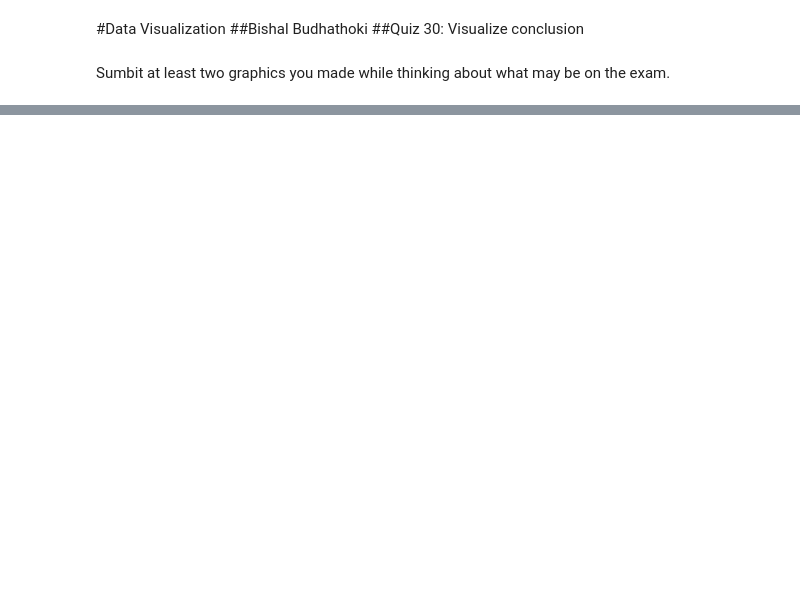
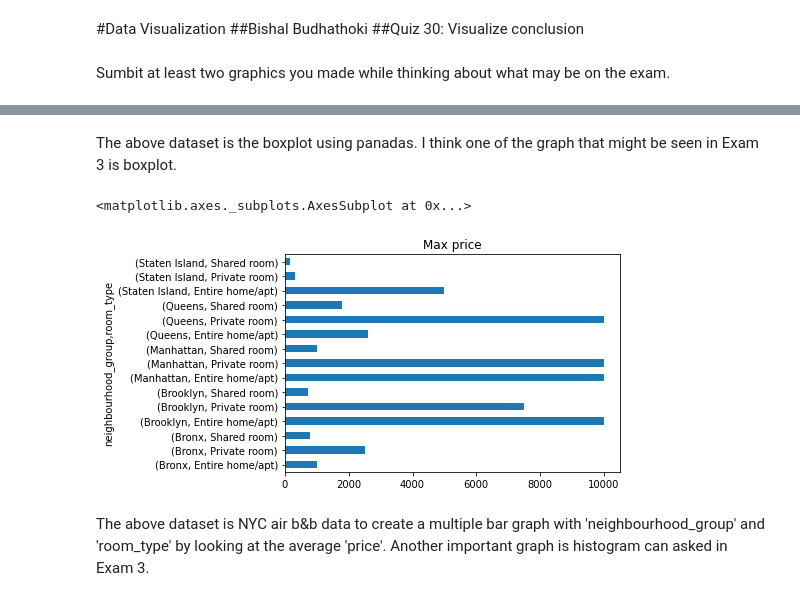
Before and after one commit to bbishal12/Quiz0, a Jupyter notebook: Quiz_30_Visualize_conclusion.ipynb, the cells around one changed output, grey strips where cells are left out. Cells and saved outputs as stored; diff of their text form; code cells hidden in the pictures; blank space fills up the shorter version.

```diff
--- a/Quiz_30_Visualize_conclusion.ipynb
+++ b/Quiz_30_Visualize_conclusion.ipynb
@@ -23,0 +17,16 @@ df.head()
+# %% [markdown]
+The above dataset is the boxplot using panadas. I think one of the graph that might be seen in Exam 3 is boxplot.
+# %%
+import matplotlib
+import pandas as pd
+
+df = pd.read_csv('https://raw.githubusercontent.com/nurfnick/Data_Viz/main/AB_NYC_2019.csv')
+
+df.groupby(['neighbourhood_group','room_type']).price.agg('max').plot(kind = 'barh',
+                                                 title = 'Max price',
+                                                 ylabel= 'Price in dollar')
+# %% [output]
+<matplotlib.axes._subplots.AxesSubplot at 0x...>
+[figure, added]
+# %% [markdown]
+The above dataset is NYC air b&b data to create a multiple bar graph with 'neighbourhood_group' and 'room_type' by looking at the average 'price'. Another important graph is histogram can asked in Exam 3.
```
Also changed, not shown: parts of 2 cells of this notebook.
